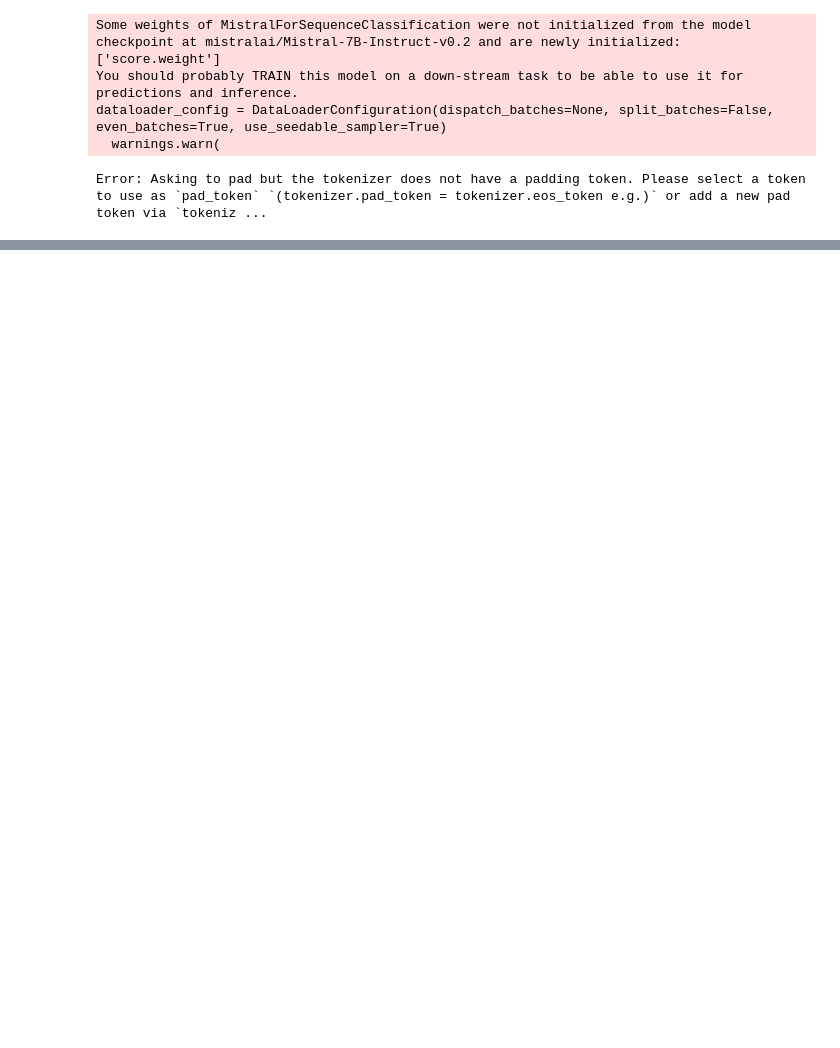
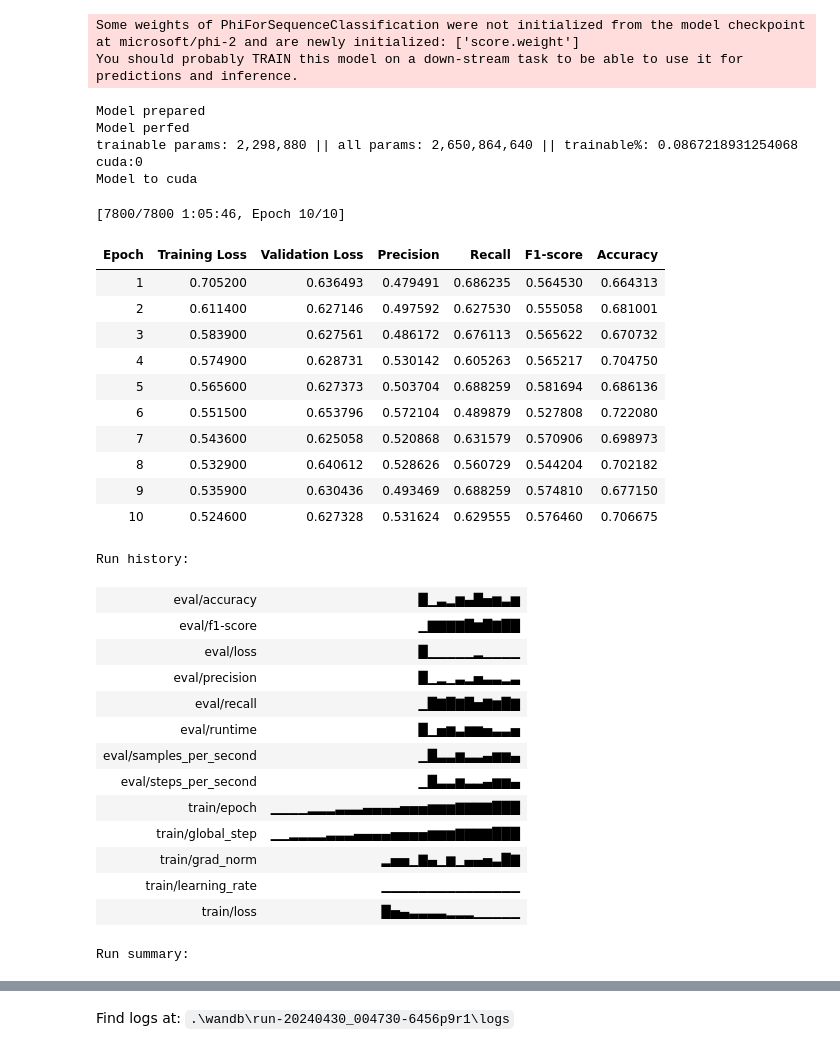
Before and after one commit to japarty/looptune, a Jupyter notebook: 1.1.finetune-trainer.ipynb, the cells around one changed output, grey strips where cells are left out. Cells and saved outputs as stored; diff of their text form; code cells hidden in the pictures; blank space fills up the shorter version.

Commit message:
Quantification and PEFT added. Simplifying functions, wandb instead csv for logging

```diff
--- a/1.1.finetune-trainer.ipynb
+++ b/1.1.finetune-trainer.ipynb
@@ -60,16 +69,17 @@ yeelight_notify = dotenv_config['YEELIGHT_NOTIFY'] if 'YEELIGHT_NOTIFY' in doten
 
 # to_solve
 # %%
-#if list of objects is provided list of all combinations of parameters will be created for running
-#['michellejieli/emotion_text_classifier', 'xlnet-base-cased', 'roberta-base', 'distilroberta-base', 'flaubert/flaubert_base_cased']
+MAX_NEW_TOKENS = 256
 
-params_tested = {'model': [
-                            # 'mistralai/Mistral-7B-Instruct-v0.2',
+params_tested = {'model_name': [
+                              'microsoft/phi-2',
+                            'google/gemma-2b',
+                            'mistralai/Mistral-7B-v0.1',
                            # 'cardiffnlp/twitter-roberta-base-irony',
                            # 'nlptown/bert-base-multilingual-uncased-sentiment',
                            # 'michellejieli/emotion_text_classifier',
                            # 'j-hartmann/emotion-english-distilroberta-base',
-                           # 'distilroberta-base',
+                           # 'roberta-base',
                            # 'lxyuan/distilbert-base-multilingual-cased-sentiments-student',
                            # 'ProsusAI/finbert',
                            # 'cardiffnlp/twitter-roberta-base-sentiment-latest',
@@ -99,15 +109,20 @@ params_tested = {'model': [
                            #  'facebook/tart-full-flan-t5-xl',
                            #  'lxyuan/distilbert-base-multilingual-cased-sentiments-student',
                            #  'nlptown/bert-base-multilingual-uncased-sentiment',
-                           #  'cardiffnlp/twitter-xlm-roberta-base-sentiment'
+                           #  'cardiffnlp/twitter-xlm-roberta-base-sentiment',
                            ], # Pre-trained model names from the Hugging Face hub used for fine-tuning
                  'num_train_epochs': 10, # Number of times the model sees the entire training dataset.
-                 'save_strategy': 'no', # Controls when to save model checkpoints ('epoch' or 'no').
-                 'per_device_train_batch_size': 8, # Number of samples processed in each training step (personally, 8/16 work best, 16 is faster, but you may find linear drop in inference speed during fine-tuning).
-                 'per_device_eval_batch_size': 64, # Number of samples processed in each evaluation step.
-                 'split': (0.6, 0.2, 0.2), # Divides the dataset into training, testing, (and optionally) validation sets. Use 'balanced' for equal class representation in the validation set. Examples: (90,10) -> split into train and test proportionally; (80, 10, 10) splits into train,test, validate proportionally.
+                 'save_strategy': 'epoch', # Controls when to save model checkpoints ('epoch' or 'no').
+                 'per_device_train_batch_size': 16, # Number of samples processed in each training step (personally, 8/16 work best, 16 is faster, but you may find linear drop in inference speed during fine-tuning).
+                 'per_device_eval_batch_size': 16, # Number of samples processed in each evaluation step.
+                 'split': (0.8, 0.1, 0.1), # Divides the dataset into training, testing, (and optionally) validation sets. Use 'balanced' for equal class representation in the validation set. Examples: (90,10) -> split into train and test proportionally; (80, 10, 10) splits into train,test, validate proportionally.
                  'binary': [True], # Indicates whether the task is binary (two classes) or multi-class classification.,
                  'balanced': [False], # his way labels used for training are split evenly, fitting size to the lowest label count. n (equal to 80% of least represented label) will be taken from each label, rest will be used for test.
+                 'learning_rate': [
+                                    # 1e-3,
+                                    1e-4,
+                                    # 1e-5,
+                                    ],
                  }
 
 # Controls whether to save logs during a process. When set to False, logging is disabled.
@@ -122,12 +139,18 @@ print(*train_params_looped, sep='\n')
 # %%
-data_path = os.path.join(root_path, 'data/PolarIs-Pathos.xlsx')
+from transformers import TrainingArguments
 
+data_path = 'data/PolarIs-Pathos.xlsx'
 
 #run looped
-for train_params in tqdm_notebook(train_params_looped):
-    polarIs_df = load_PolarIs(data_path)
-    dataset, target_map, reversed_target_map = df_to_ds(polarIs_df, train_params['split'], train_params['binary'], train_params['balanced'])
-    finetune(dataset, train_params, target_map, reversed_target_map, save_logs, root_path, colab)
+for train_params in tqdm(train_params_looped):
+    os.environ["WANDB_PROJECT"]="pathos-recognition-binary"
+
+    df = load_PolarIs(data_path, train_params['binary'])
+    df, target_map = encode_labels(df)
+    ds = Dataset.from_pandas(df)
+    ds = split_ds(ds, train_size=0.8, val_size=0.1)
+
+    finetune(ds, train_params, target_map, colab)
 
 if yeelight_notify:
     yeelight_eow_notification(dotenv_config['YEELIGHT_PORT'])
@@ -138,5 +160,34 @@ To support symlinks on Windows, you either need to activate Developer Mode or to
-Some weights of MistralForSequenceClassification were not initialized from the model checkpoint at mistralai/Mistral-7B-Instruct-v0.2 and are newly initialized: ['score.weight']
+Some weights of PhiForSequenceClassification were not initialized from the model checkpoint at microsoft/phi-2 and are newly initialized: ['score.weight']
 You should probably TRAIN this model on a down-stream task to be able to use it for predictions and inference.
-dataloader_config = DataLoaderConfiguration(dispatch_batches=None, split_batches=False, even_batches=True, use_seedable_sampler=True)
-  warnings.warn(
-Error: Asking to pad but the tokenizer does not have a padding token. Please select a token to use as `pad_token` `(tokenizer.pad_token = tokenizer.eos_token e.g.)` or add a new pad token via `tokeniz ...
+Model prepared
+Model perfed
+trainable params: 2,298,880 || all params: 2,650,864,640 || trainable%: 0.0867218931254068
+cuda:0
+Model to cuda
+[7800/7800 1:05:46, Epoch 10/10]
+| Epoch | Training Loss | Validation Loss | Precision | Recall | F1-score | Accuracy |
+| 1 | 0.705200 | 0.636493 | 0.479491 | 0.686235 | 0.564530 | 0.664313 |
+| 2 | 0.611400 | 0.627146 | 0.497592 | 0.627530 | 0.555058 | 0.681001 |
+| 3 | 0.583900 | 0.627561 | 0.486172 | 0.676113 | 0.565622 | 0.670732 |
+| 4 | 0.574900 | 0.628731 | 0.530142 | 0.605263 | 0.565217 | 0.704750 |
+| 5 | 0.565600 | 0.627373 | 0.503704 | 0.688259 | 0.581694 | 0.686136 |
+| 6 | 0.551500 | 0.653796 | 0.572104 | 0.489879 | 0.527808 | 0.722080 |
+| 7 | 0.543600 | 0.625058 | 0.520868 | 0.631579 | 0.570906 | 0.698973 |
+| 8 | 0.532900 | 0.640612 | 0.528626 | 0.560729 | 0.544204 | 0.702182 |
+| 9 | 0.535900 | 0.630436 | 0.493469 | 0.688259 | 0.574810 | 0.677150 |
+| 10 | 0.524600 | 0.627328 | 0.531624 | 0.629555 | 0.576460 | 0.706675 |
+Run history:
+| eval/accuracy | █▁▃▂▆▄█▅▆▃▆ |
+| eval/f1-score | ▁▇▇▇▇█▆█▇██ |
+| eval/loss | █▁▁▁▁▁▂▁▁▁▁ |
+| eval/precision | █▁▂▁▃▂▅▃▃▂▃ |
+| eval/recall | ▁█▇█▇█▅▇▆█▇ |
+| eval/runtime | █▁▅▆▃▆▆▅▃▃▅ |
+| eval/samples_per_second | ▁█▃▃▆▃▃▄▆▆▄ |
+| eval/steps_per_second | ▁█▃▃▆▃▃▄▆▆▄ |
+| train/epoch | ▁▁▁▁▂▂▂▃▃▃▄▄▄▄▅▅▅▆▆▆▇▇▇▇███ |
+| train/global_step | ▁▁▂▂▂▂▃▃▃▄▄▄▄▅▅▅▅▆▆▆▇▇▇▇███ |
+| train/grad_norm | ▂▅▅▁▇▄▁▆▁▄▄▅▃█▇ |
+| train/learning_rate | ▁▁▁▁▁▁▁▁▁▁▁▁▁▁▁ |
+| train/loss | █▅▄▃▃▃▃▂▂▂▁▁▁▁▁ |
+Run summary:
@@ -142,0 +213 @@ Error: Asking to pad but the tokenizer does not have a padding token. Please sel
+Find logs at: .\wandb\run-20240430_004730-6456p9r1\logs
```
Also changed, not shown: parts of 6 cells of this notebook, 2 other files.
